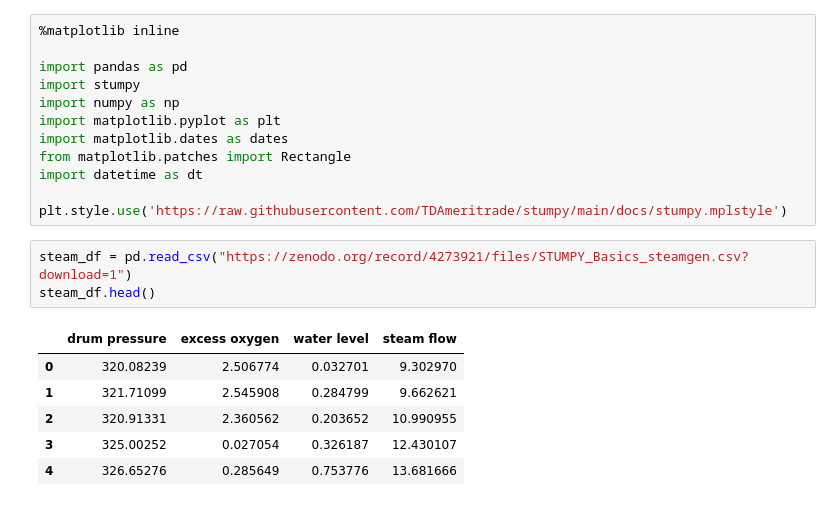
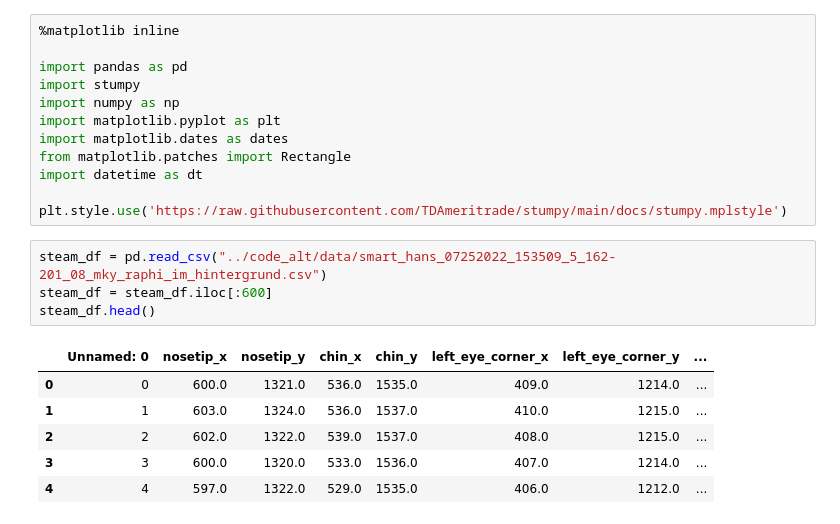
Before and after one commit to a-ludwig/smart_hans, a Jupyter notebook: code_neu/basic_stump_tutorial.ipynb, the cells around one changed output. Saved outputs shown, nothing was run; the diff lists cells and outputs as text.

```diff
--- a/code_neu/basic_stump_tutorial.ipynb
+++ b/code_neu/basic_stump_tutorial.ipynb
@@ -10,16 +10,17 @@ from matplotlib.patches import Rectangle
 import datetime as dt
 
 plt.style.use('https://raw.githubusercontent.com/TDAmeritrade/stumpy/main/docs/stumpy.mplstyle')
-# %%
-steam_df = pd.read_csv("https://zenodo.org/record/4273921/files/STUMPY_Basics_steamgen.csv?download=1")
-steam_df.head()
-# %% [output]
-|  | drum pressure | excess oxygen | water level | steam flow |
-| 0 | 320.08239 | 2.506774 | 0.032701 | 9.302970 |
-| 1 | 321.71099 | 2.545908 | 0.284799 | 9.662621 |
-| 2 | 320.91331 | 2.360562 | 0.203652 | 10.990955 |
-| 3 | 325.00252 | 0.027054 | 0.326187 | 12.430107 |
-| 4 | 326.65276 | 0.285649 | 0.753776 | 13.681666 |
+# %%
+steam_df = pd.read_csv("../code_alt/data/smart_hans_07252022_153509_5_162-201_08_mky_raphi_im_hintergrund.csv")
+steam_df = steam_df.iloc[:600]
+steam_df.head()
+# %% [output]
+|  | Unnamed: 0 | nosetip_x | nosetip_y | chin_x | chin_y | left_eye_corner_x | left_eye_corner_y | ... |
+| 0 | 0 | 600.0 | 1321.0 | 536.0 | 1535.0 | 409.0 | 1214.0 | ... |
+| 1 | 1 | 603.0 | 1324.0 | 536.0 | 1537.0 | 410.0 | 1215.0 | ... |
+| 2 | 2 | 602.0 | 1322.0 | 539.0 | 1537.0 | 408.0 | 1215.0 | ... |
+| 3 | 3 | 600.0 | 1320.0 | 533.0 | 1536.0 | 407.0 | 1214.0 | ... |
+| 4 | 4 | 597.0 | 1322.0 | 529.0 | 1535.0 | 406.0 | 1212.0 | ... |
 # %%
 plt.suptitle('Steamgen Dataset', fontsize='30')
 plt.xlabel('Time', fontsize ='20')
```
Also changed, not shown: parts of 8 cells of this notebook, 3 other files.
